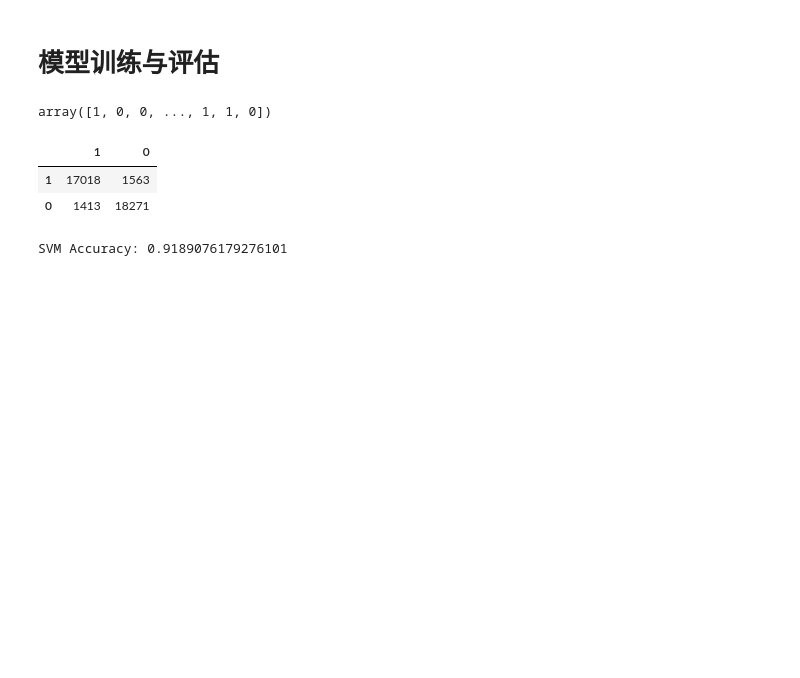
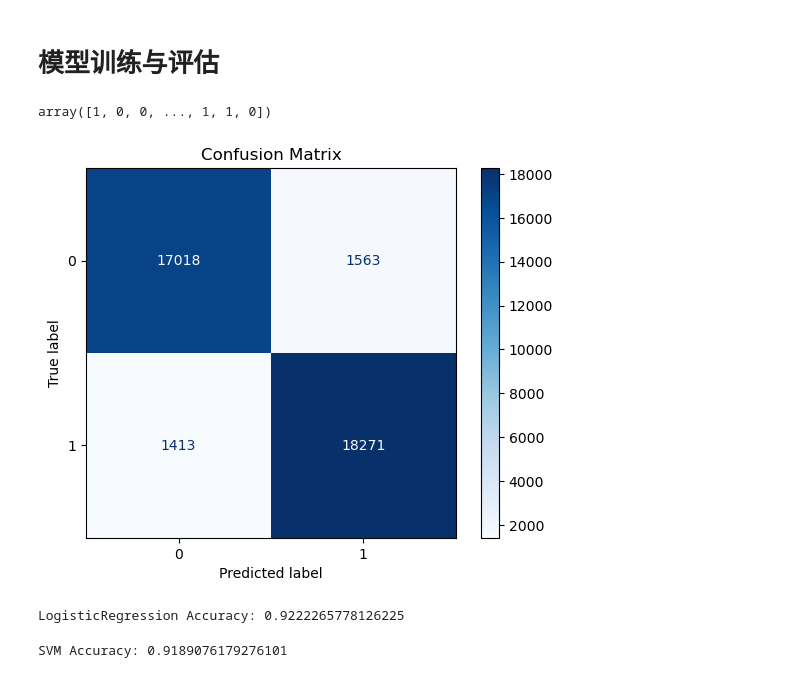
Before and after one commit to yizhenpong/Singlish_or_English_ML_LLM, a Jupyter notebook: traditional_ML.ipynb, the cells around one changed output. Saved outputs shown, nothing was run; the diff lists cells and outputs as text; code cells hidden in the pictures; blank space fills up the shorter version.

Commit message:
edit main llm model, ML models eval methods

```diff
--- a/traditional_ML.ipynb
+++ b/traditional_ML.ipynb
@@ -164,39 +162,52 @@ X_train_cv.shape
 (77688, 41208)
 # %% [markdown]
 # 模型训练与评估
-# %%
-from sklearn.linear_model import LogisticRegression
-
-# 创建逻辑回归模型，增加 max_iter 参数
-lr = LogisticRegression(max_iter=15000)  # 适当增加max_iter的值
-
-# 在训练集上拟合模型
-lr.fit(X_train_cv, y_train)
-
-# transform X_test using CV
-X_test_cv = cv.transform(X_test)
-
-# 生成预测
-predictions = lr.predict(X_test_cv)
-
-# 显示预测结果
-predictions
-# %% [output]
-array([1, 0, 0, ..., 1, 1, 0])
 # %%
-# confusion matrix
+# confusion matrix and accuracy score
 
 import pandas as pd
 
-from sklearn import metrics
+from sklearn.metrics import confusion_matrix,ConfusionMatrixDisplay,accuracy_score
+import matplotlib.pyplot as plt
 
-df = pd.DataFrame(metrics.confusion_matrix(y_test,predictions), index=['1','0'], columns=['1','0'])
+def get_conf_matrix_accuracy(y_test,predictions, model):
+    conf_matrix = confusion_matrix(y_test, predictions)
+    # Display the confusion matrix
+    disp = ConfusionMatrixDisplay(confusion_matrix=conf_matrix, display_labels=[0, 1])
+    disp.plot(cmap='Blues', values_format='d')
 
-df
+    plt.title('Confusion Matrix')
+    plt.show()
+    accuracy = accuracy_score(y_test, predictions)
+    print(f"{model} Accuracy: {accuracy}")
+
+
+# df = pd.DataFrame(metrics.confusion_matrix(y_test,predictions), index=['1','0'], columns=['1','0'])
+
+# df
-# %% [output]
-|  | 1 | 0 |
-| 1 | 17018 | 1563 |
-| 0 | 1413 | 18271 |
+# %%
+from sklearn.linear_model import LogisticRegression
+
+# 创建逻辑回归模型，增加 max_iter 参数
+lr = LogisticRegression(max_iter=15000)  # 适当增加max_iter的值
+
+# 在训练集上拟合模型
+lr.fit(X_train_cv, y_train)
+# transform X_test using CV
+X_test_cv = cv.transform(X_test)
+
+# 生成预测
+predictions = lr.predict(X_test_cv)
+
+# 显示预测结果
+predictions
+# %% [output]
+array([1, 0, 0, ..., 1, 1, 0])
+# %%
+get_conf_matrix_accuracy(y_test,predictions,"LogisticRegression")
+# %% [output]
+[figure, added]
+LogisticRegression Accuracy: 0.9222265778126225
 # %%
 from sklearn.svm import SVC
 from sklearn.metrics import accuracy_score
```
Also changed, not shown: parts of 3 cells of this notebook, 5 other files.
